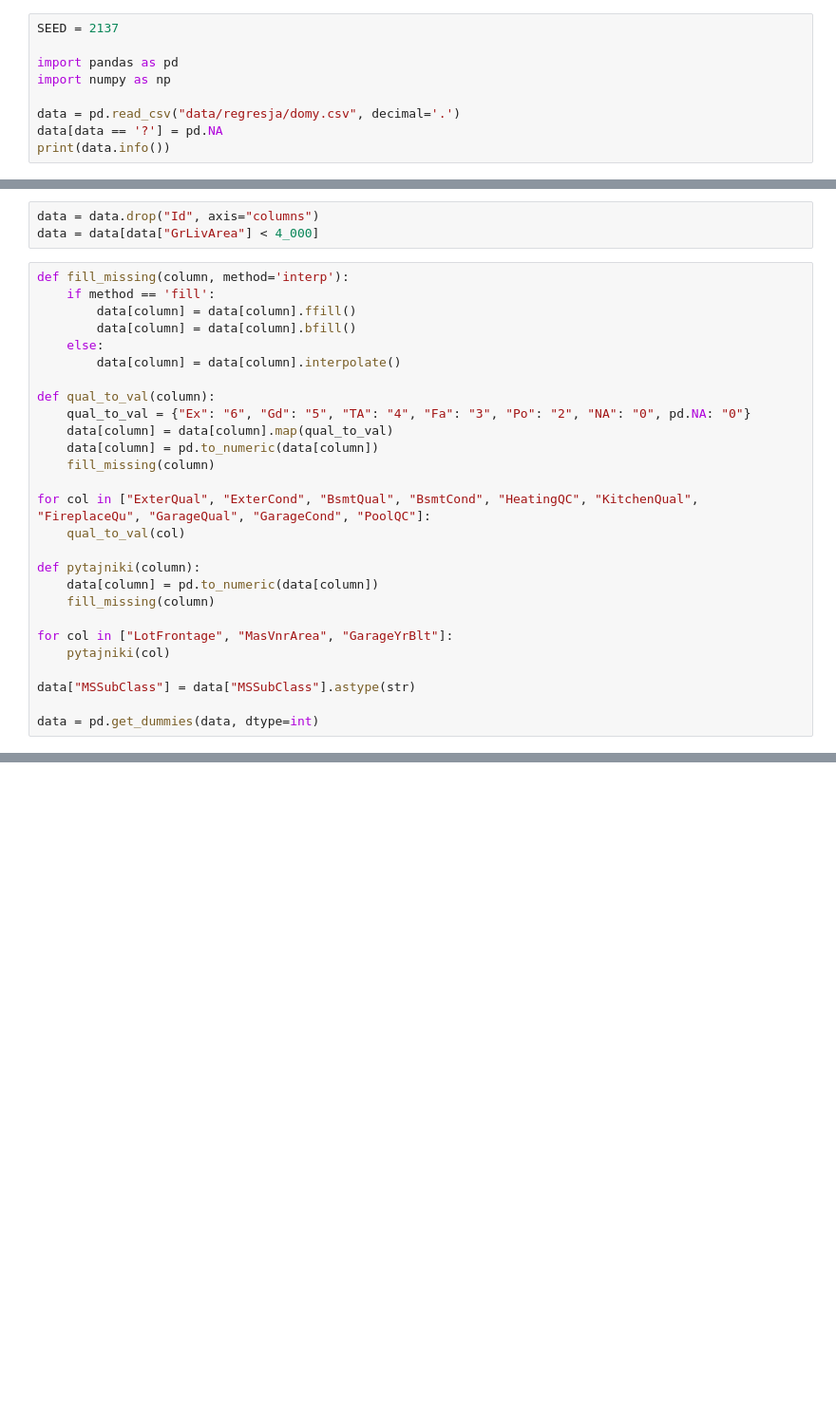
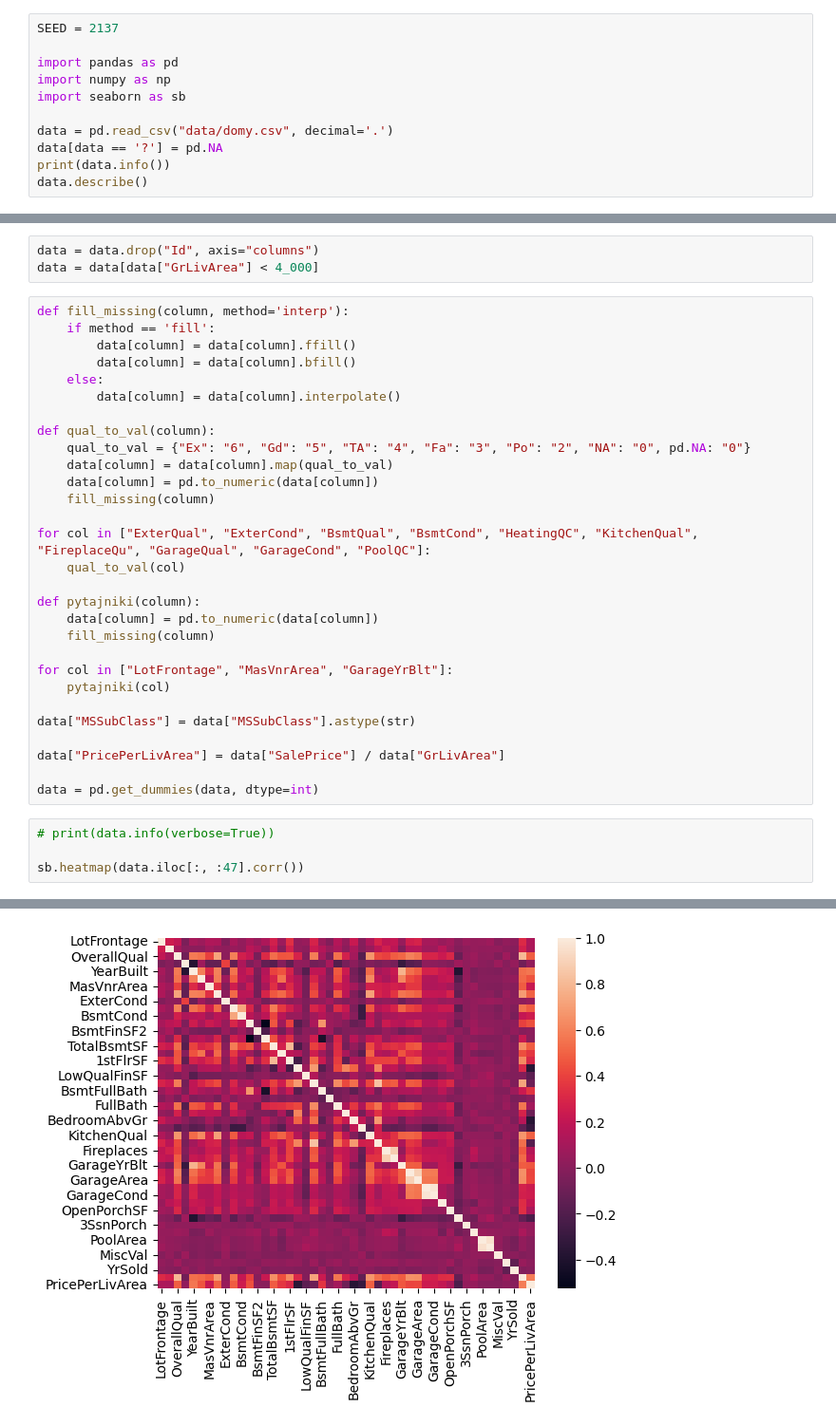
Before and after one commit to kamil7430/wdsi, a Jupyter notebook: regression/main.ipynb, the cells around one changed output, grey strips where cells are left out. Shown at 95% size. Cells and saved outputs as stored; diff of their text form; blank space fills up the shorter version.

```diff
--- a/regression/main.ipynb
+++ b/regression/main.ipynb
@@ -5,7 +5,9 @@ SEED = 2137
 
 import pandas as pd
 import numpy as np
+import seaborn as sb
 
-data = pd.read_csv("data/regresja/domy.csv", decimal='.')
+data = pd.read_csv("data/domy.csv", decimal='.')
 data[data == '?'] = pd.NA
 print(data.info())
+data.describe()
@@ -38,4 +68,11 @@ for col in ["LotFrontage", "MasVnrArea", "GarageYrBlt"]:
 
 data["MSSubClass"] = data["MSSubClass"].astype(str)
 
+data["PricePerLivArea"] = data["SalePrice"] / data["GrLivArea"]
+
 data = pd.get_dummies(data, dtype=int)
+# %%
+# print(data.info(verbose=True))
+
+sb.heatmap(data.iloc[:, :47].corr())
+# %% [output]
@@ -42,2 +80,3 @@ data = pd.get_dummies(data, dtype=int)
+[figure, added]
 # %%
 y = data["SalePrice"]
```
Also changed, not shown: parts of 10 cells of this notebook.
